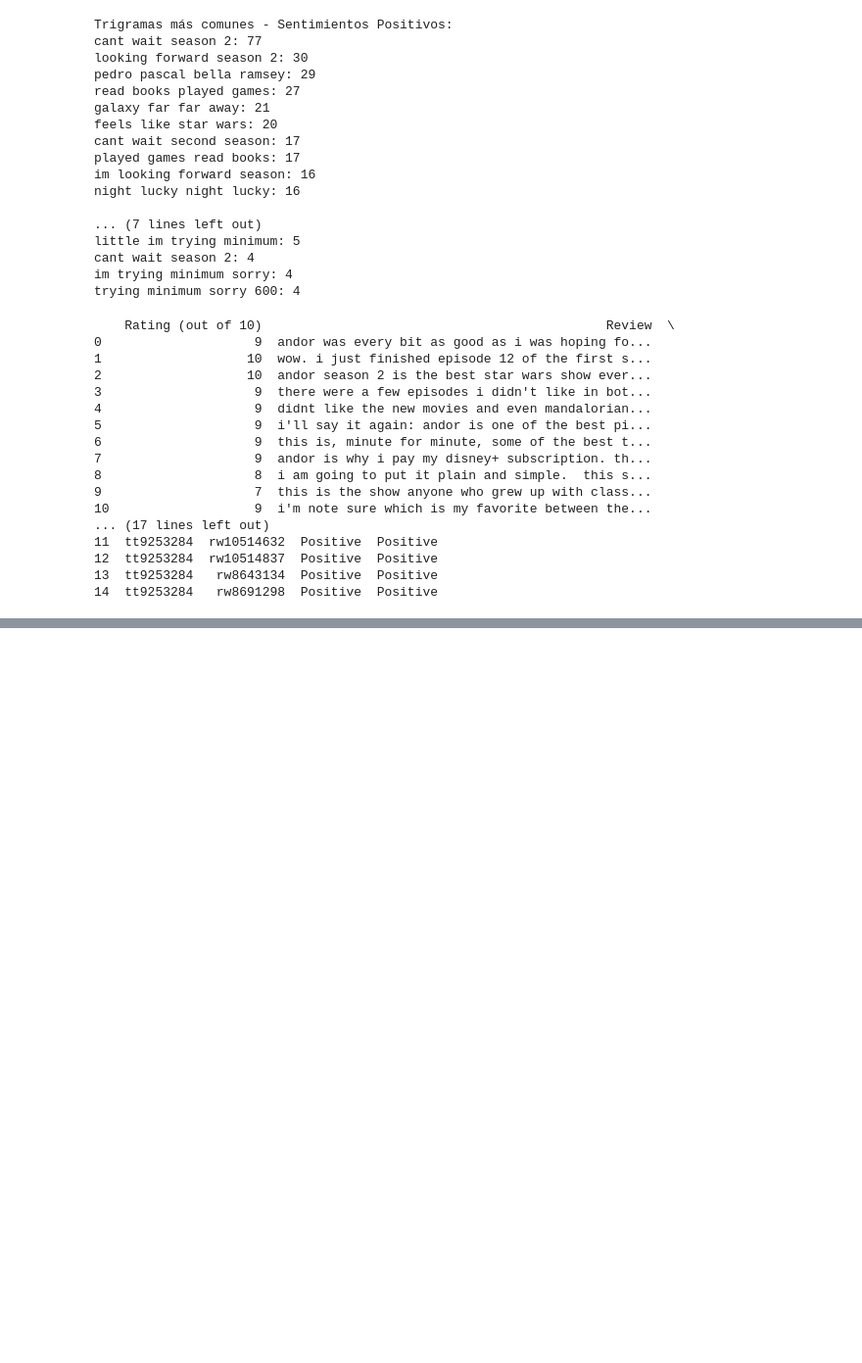
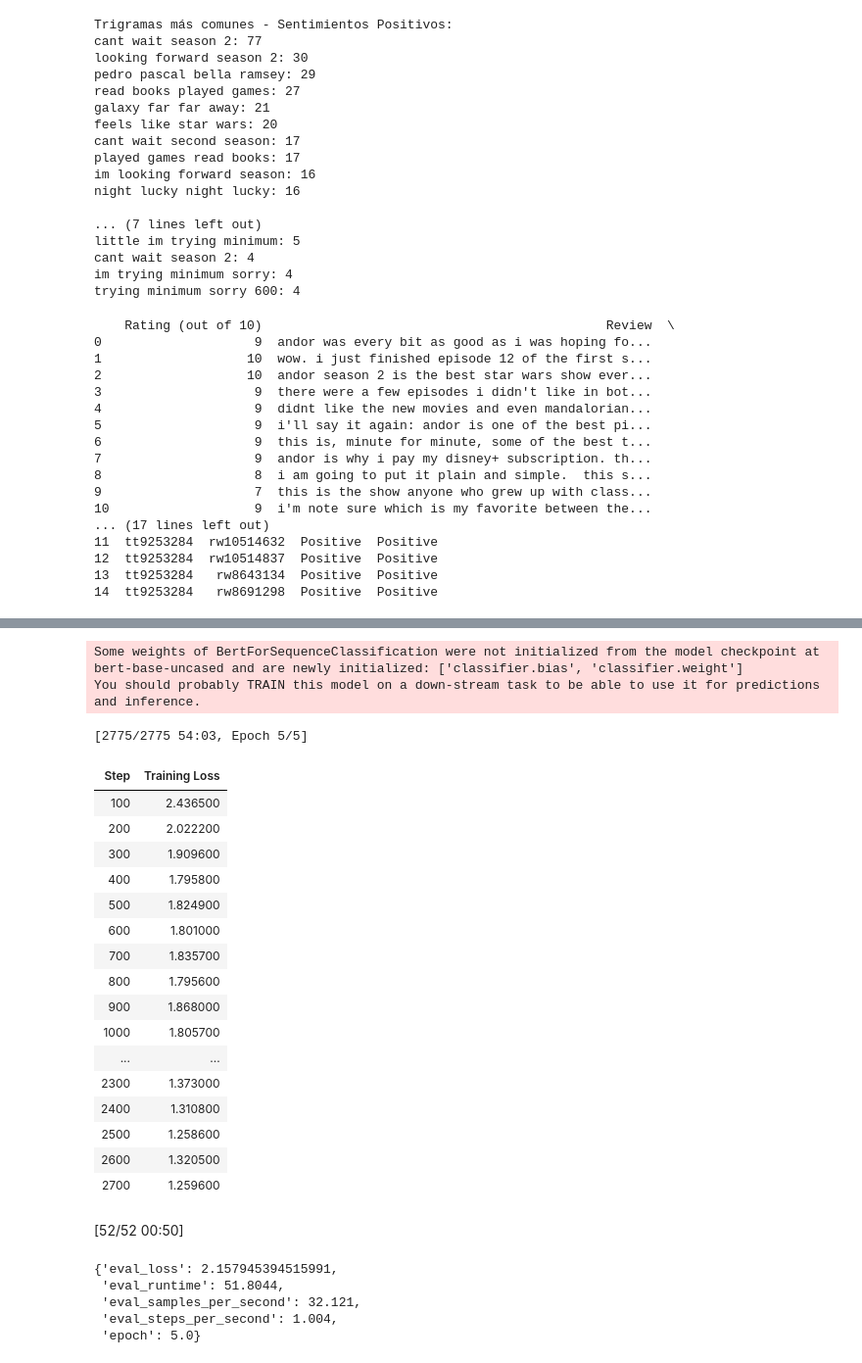
Before and after one commit to NatanCuello30/Data-Science-1, a Jupyter notebook: Natan_Cuello_DSIII_.ipynb, the cells around one changed output, grey strips where cells are left out. Shown at 98% size. Saved outputs shown, nothing was run; the diff lists cells and outputs as text; code cells hidden in the pictures; blank space fills up the shorter version.

```diff
--- a/Natan_Cuello_DSIII_.ipynb
+++ b/Natan_Cuello_DSIII_.ipynb
@@ -937,35 +1067,65 @@ class ReviewDataset(torch.utils.data.Dataset):
         return len(self.labels)
 
 train_dataset = ReviewDataset(train_encodings, y_train)
 test_dataset = ReviewDataset(test_encodings, y_test)
 
 # Cargar el modelo de BERT para clasificación
 model = BertForSequenceClassification.from_pretrained('bert-base-uncased', num_labels=11)  # Ajusta num_labels según tus clases
 
+# Configurar los argumentos de entrenamiento
 training_args = TrainingArguments(
     output_dir='./results',
-    num_train_epochs=6,  # Aumentar el número de épocas si es necesario
-    per_device_train_batch_size=16,  # Ajustar según la memoria de la GPU
+    num_train_epochs=5,  # Aumentar el número de épocas si es necesario
+    per_device_train_batch_size=12,  # Ajustar según la memoria de la GPU
     per_device_eval_batch_size=32,  # Tamaño de lote más grande para evaluación
     warmup_steps=1000,  # Ajustar según el tamaño del conjunto de datos
     weight_decay=0.01,  # Mantener el decaimiento de peso
     learning_rate=3e-5,  # Probar con una tasa de aprendizaje más baja
     logging_dir='./logs',
     logging_steps=100,  # Frecuencia de registro
 )
+
+
 
 # Entrenar el modelo
 trainer = Trainer(
     model=model,
     args=training_args,
     train_dataset=train_dataset,
     eval_dataset=test_dataset,
 )
 
 trainer.train()
 
 # Evaluar el modelo
 trainer.evaluate()
+# %% [output]
+Some weights of BertForSequenceClassification were not initialized from the model checkpoint at bert-base-uncased and are newly initialized: ['classifier.bias', 'classifier.weight']
+You should probably TRAIN this model on a down-stream task to be able to use it for predictions and inference.
+[2775/2775 54:03, Epoch 5/5]
+| Step | Training Loss |
+| 100 | 2.436500 |
+| 200 | 2.022200 |
+| 300 | 1.909600 |
+| 400 | 1.795800 |
+| 500 | 1.824900 |
+| 600 | 1.801000 |
+| 700 | 1.835700 |
+| 800 | 1.795600 |
+| 900 | 1.868000 |
+| 1000 | 1.805700 |
+| ... | ... |
+| 2300 | 1.373000 |
+| 2400 | 1.310800 |
+| 2500 | 1.258600 |
+| 2600 | 1.320500 |
+| 2700 | 1.259600 |
+[52/52 00:50]
+{'eval_loss': 2.157945394515991,
+ 'eval_runtime': 51.8044,
+ 'eval_samples_per_second': 32.121,
+ 'eval_steps_per_second': 1.004,
+ 'epoch': 5.0}
 # %%
 # Predecir en el conjunto de prueba
 y_pred = trainer.predict(test_dataset)
```
Also changed, not shown: parts of 41 cells of this notebook.
